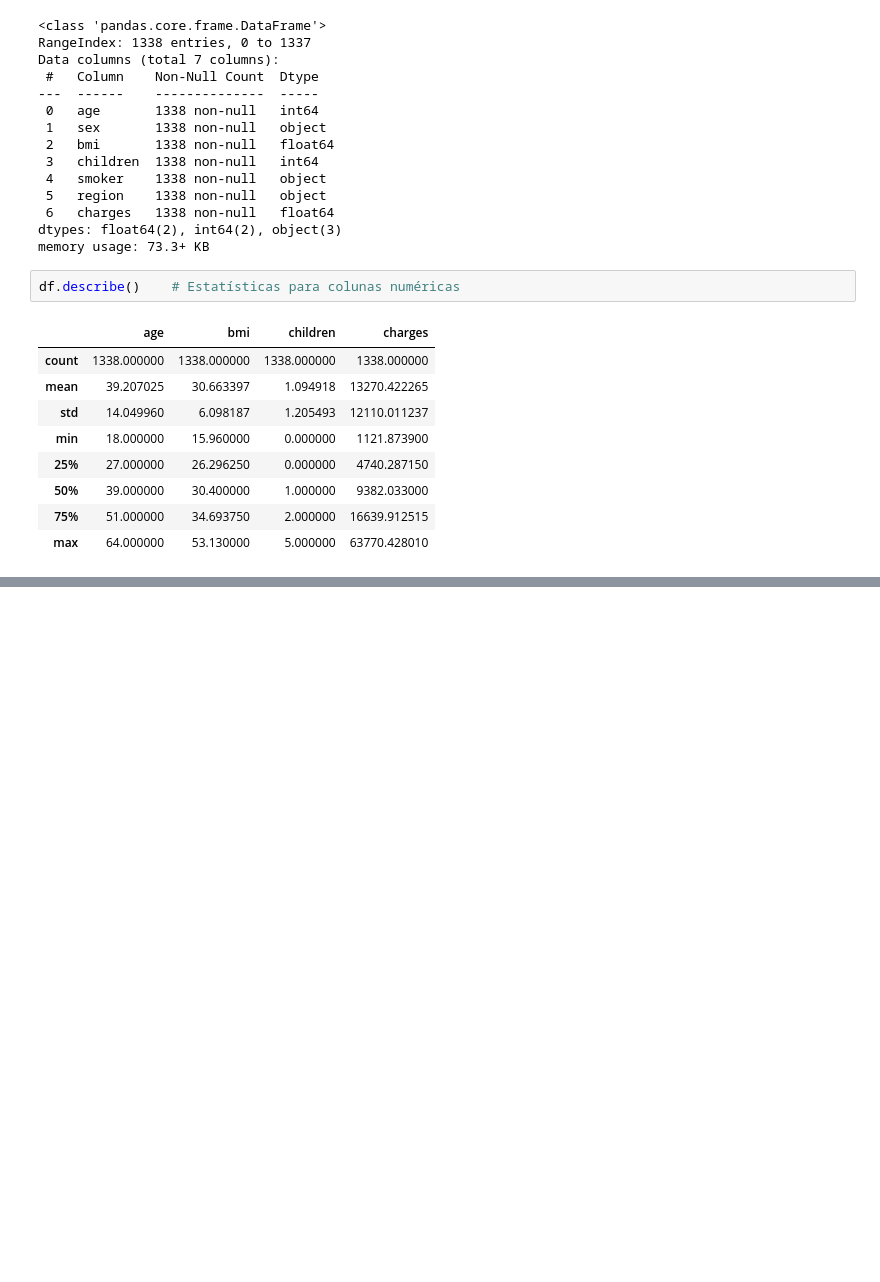
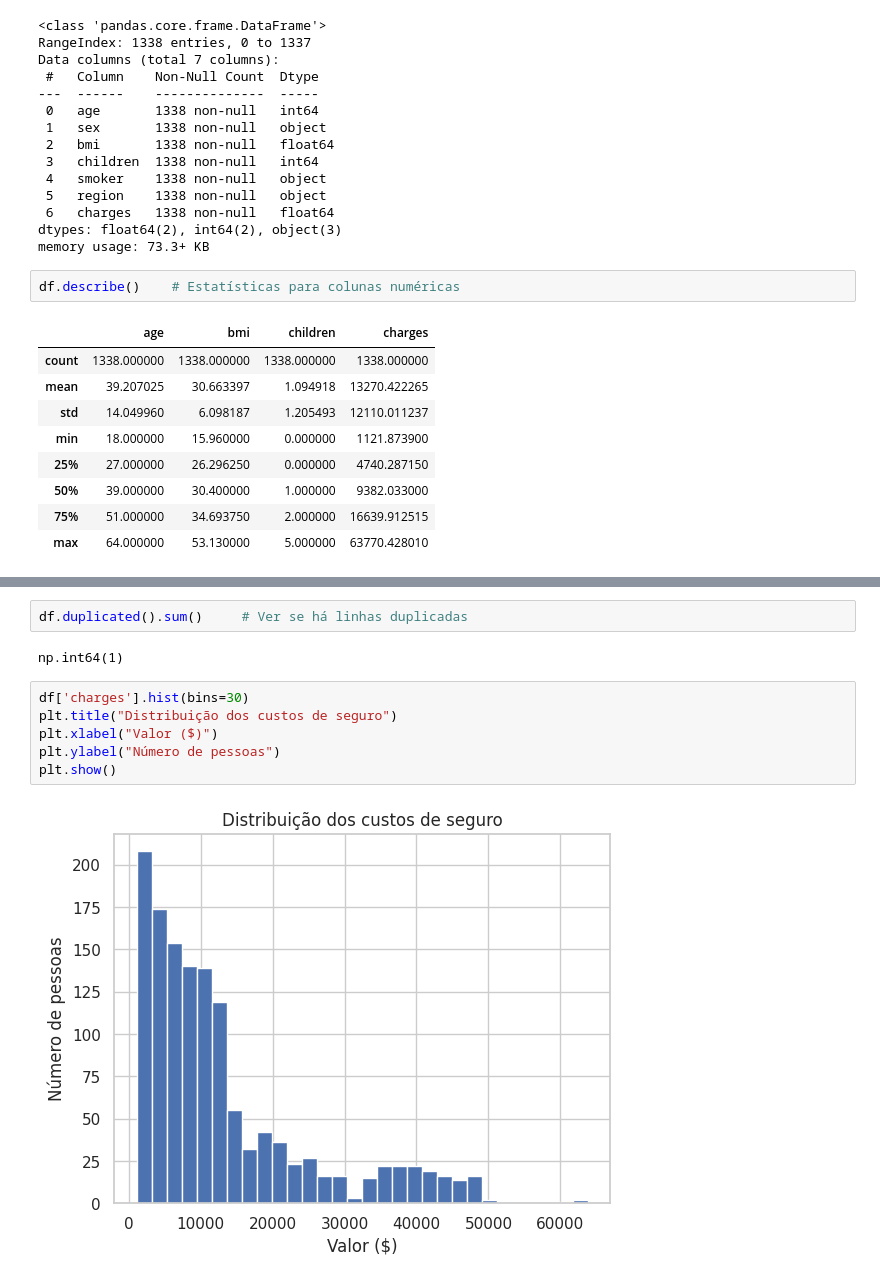
Before and after one commit to gustavocoderjs/An-lise-de-Dados-, a Jupyter notebook: Notebooks/medical_cost_personal.ipynb, the cells around one changed output, grey strips where cells are left out. Drawn from its saved outputs; the diff is of its cells as text; blank space fills up the shorter version.

```diff
--- a/Notebooks/medical_cost_personal.ipynb
+++ b/Notebooks/medical_cost_personal.ipynb
@@ -111,0 +102,12 @@ df.describe()    # Estatísticas para colunas numéricas
+# %%
+df.duplicated().sum()     # Ver se há linhas duplicadas
+# %% [output]
+np.int64(1)
+# %%
+df['charges'].hist(bins=30)
+plt.title("Distribuição dos custos de seguro")
+plt.xlabel("Valor ($)")
+plt.ylabel("Número de pessoas")
+plt.show()
+# %% [output]
+[figure, added]
```
Also changed, not shown: parts of 8 cells of this notebook, 1 other file.
